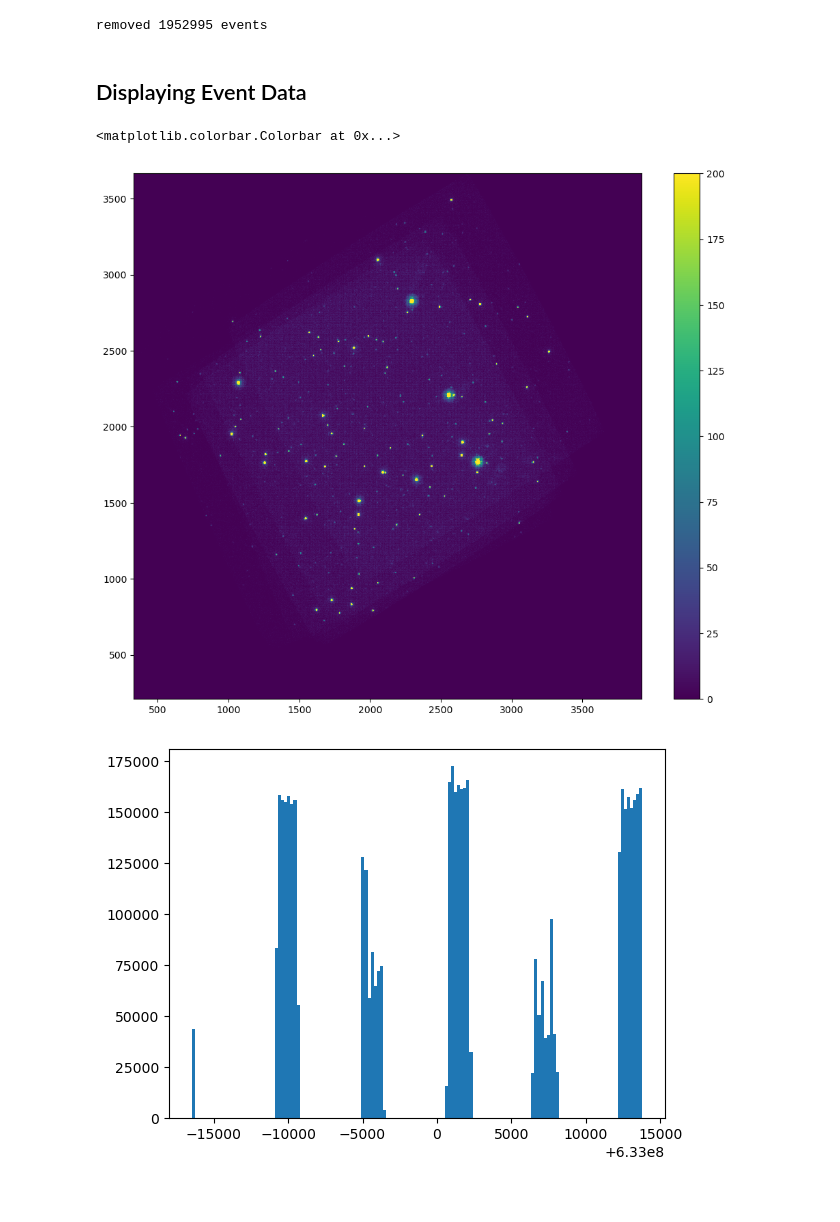
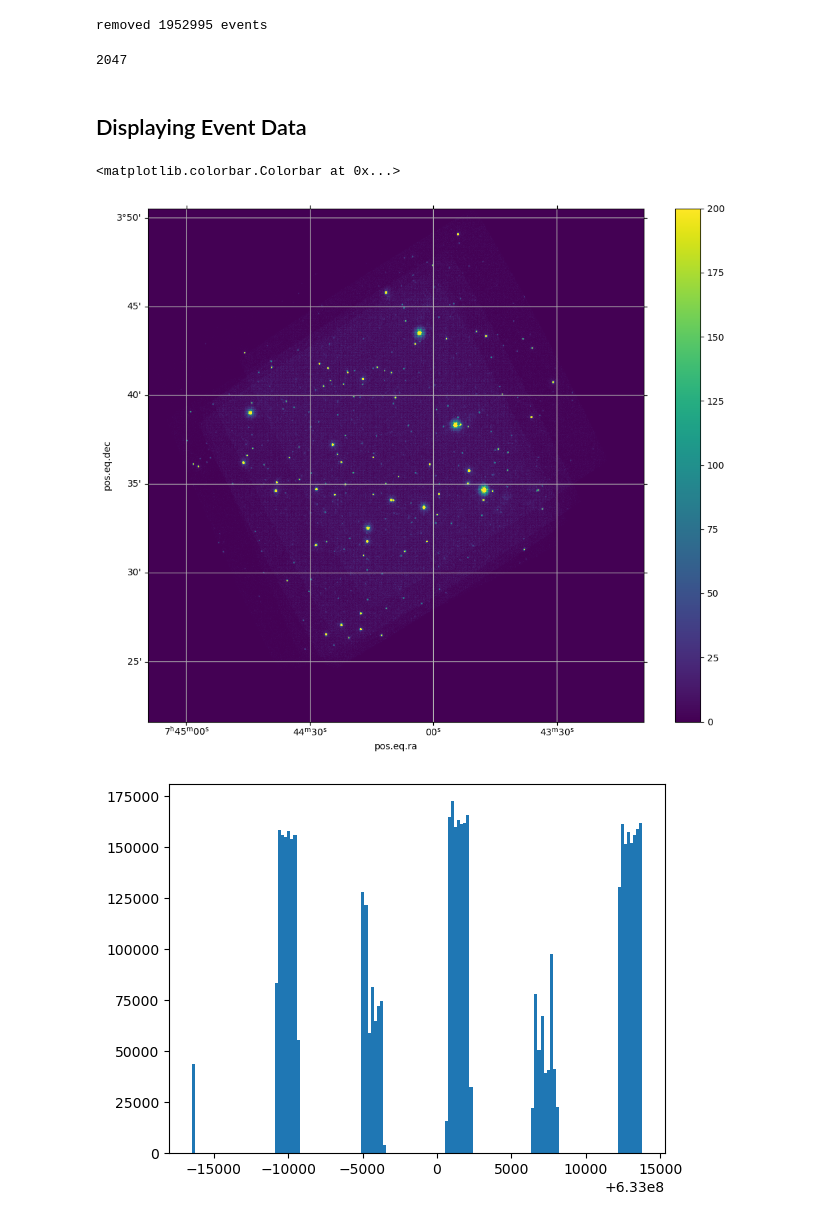
Before and after one commit to saphiooo/counting_stars, a Jupyter notebook: swift_uvot_events.ipynb, the cells around one changed output. Cells and saved outputs as stored; diff of their text form; code cells hidden in the pictures.

```diff
--- a/swift_uvot_events.ipynb
+++ b/swift_uvot_events.ipynb
@@ -63,16 +86,22 @@ events_clean = events[np.where((events.QUALITY == 0))]
 print(f'removed {len(events) - len(events_clean)} events')
 # %% [output]
 removed 1952995 events
+# %%
+max(events_clean['RAWX'])
+# %% [output]
+2047
 # %% [markdown]
 ## Displaying Event Data
 # %%
 plt.figure(figsize=(12, 10))
 
+plt.subplot(projection=wcs)
+
 histdata, x_bins, y_bins, img = plt.hist2d(events_clean.X, events_clean.Y, bins=1000, vmin=0, vmax=200)
 plt.colorbar()
 # %% [output]
 <matplotlib.colorbar.Colorbar at 0x...>
-[figure, old version]
+[figure, new version]
 # %%
 times = plt.hist(events_clean['TIME'], bins='auto')
 # %% [output]
```
Also changed, not shown: parts of 22 cells of this notebook.
